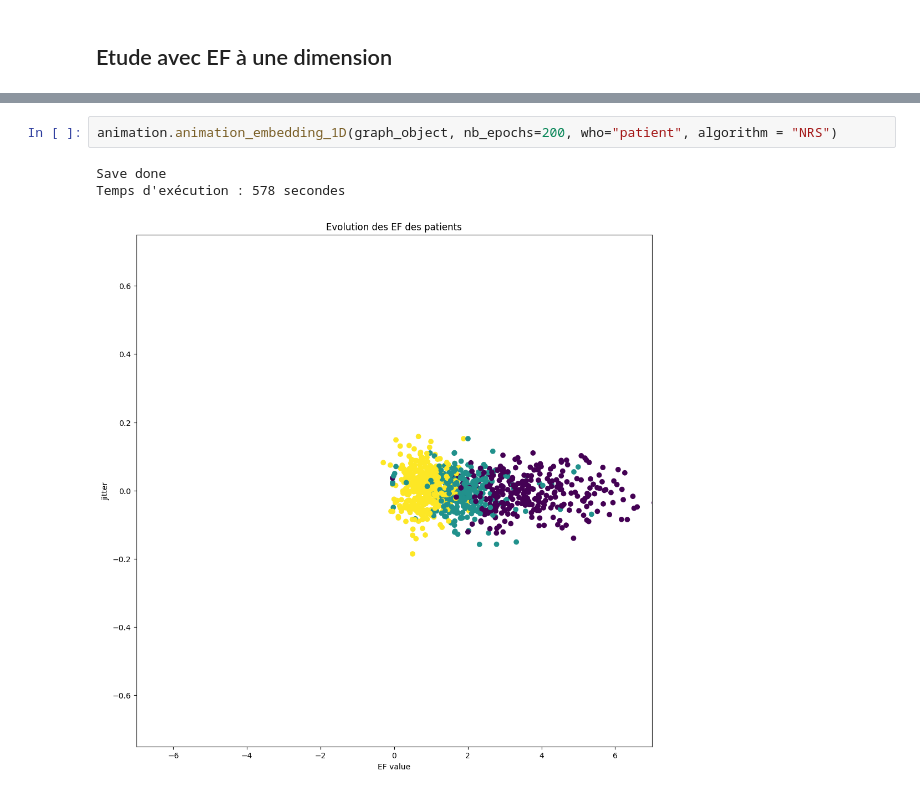
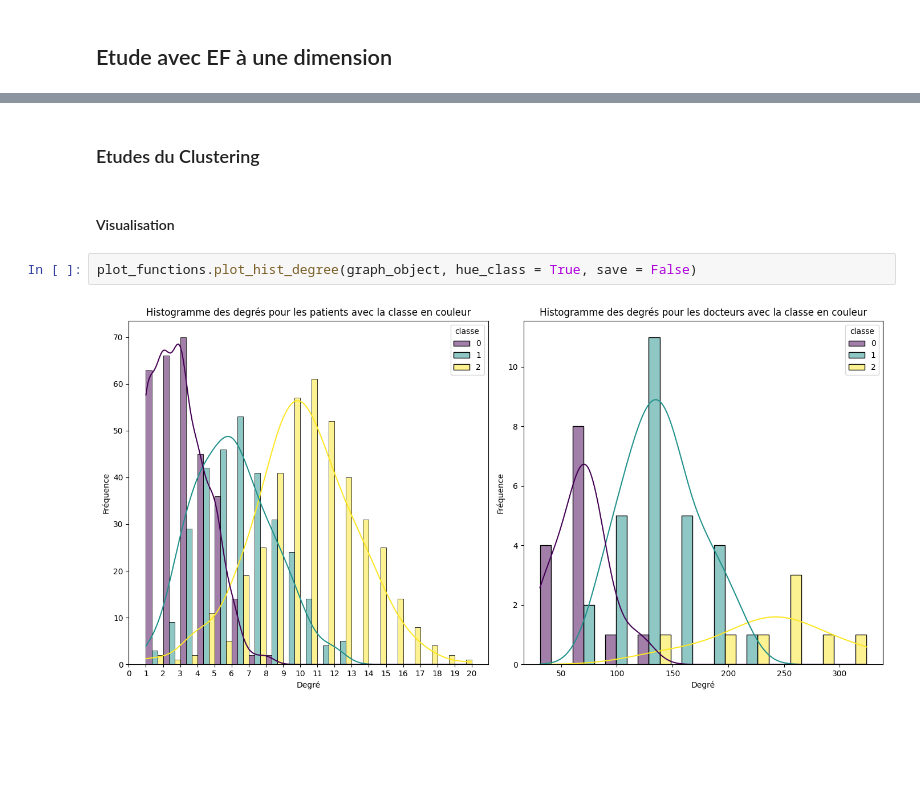
Before and after one commit to lecueguillaume/G4H_AKM_RS_NRS, a Jupyter notebook: Clustering_NRS.ipynb, the cells around one changed output, grey strips where cells are left out. Cells and saved outputs as stored; diff of their text form; blank space fills up the shorter version.

```diff
--- a/Clustering_NRS.ipynb
+++ b/Clustering_NRS.ipynb
@@ -163,9 +159,11 @@ density_ami_rmse_simulation.plot_rmse_epochs(n = 20, sim_beta_distance_array = [
 # %% [output]
 [figure]
 Temps d'exécution : 235 secondes
-# %%
-animation.animation_embedding_1D(graph_object, nb_epochs=200, who="patient", algorithm = "NRS")
-# %% [output]
-Save done
-Temps d'exécution : 578 secondes
-[figure, removed]
+# %% [markdown]
+### Etudes du Clustering
+# %% [markdown]
+#### Visualisation
+# %%
+plot_functions.plot_hist_degree(graph_object, hue_class = True, save = False)
+# %% [output]
+[figure, added]
```
Also changed, not shown: parts of 52 cells of this notebook, 3 other files.
